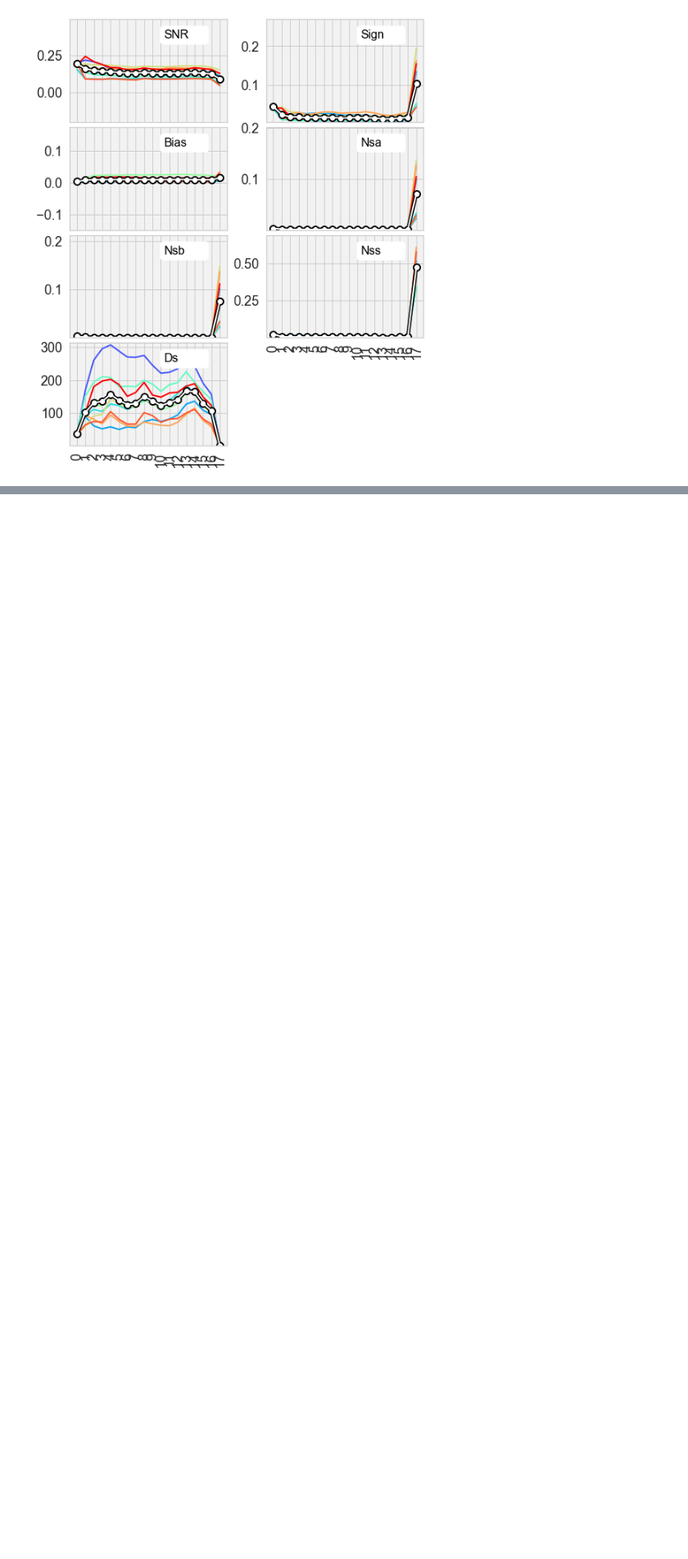
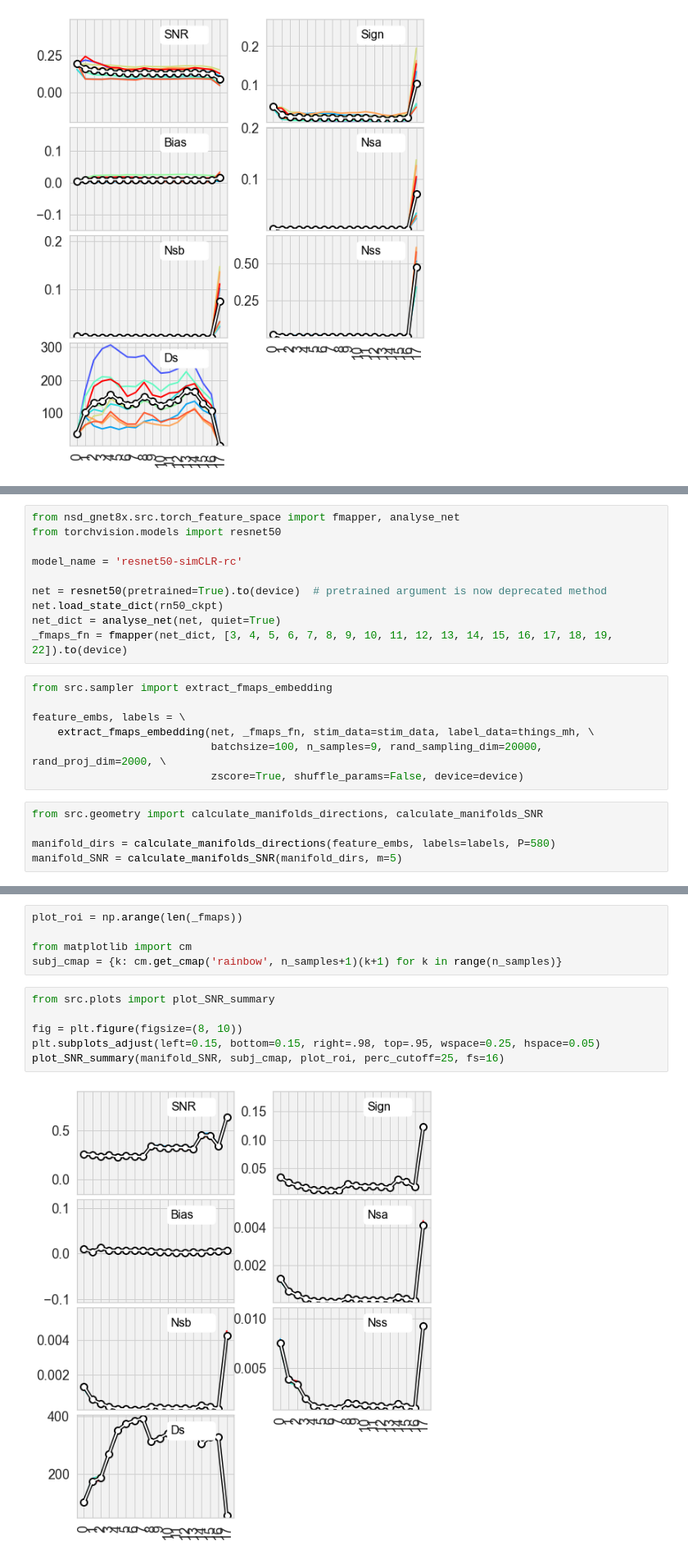
Before and after one commit to styvesg/NSD_manifolds, a Jupyter notebook: network_supercategory_manifold_rc.ipynb, the cells around one changed output, grey strips where cells are left out. Shown at 82% size. Drawn from its saved outputs; the diff is of its cells as text; blank space fills up the shorter version.

```diff
--- a/network_supercategory_manifold_rc.ipynb
+++ b/network_supercategory_manifold_rc.ipynb
@@ -711,0 +394,22 @@ plot_SNR_summary(manifold_SNR, subj_cmap, plot_roi, perc_cutoff=25, fs=16)
+# %%
+from nsd_gnet8x.src.torch_feature_space import fmapper, analyse_net
+from torchvision.models import resnet50
+
+model_name = 'resnet50-simCLR-rc'
+
+net = resnet50(pretrained=True).to(device)  # pretrained argument is now deprecated method
+net.load_state_dict(rn50_ckpt)
+net_dict = analyse_net(net, quiet=True)
+_fmaps_fn = fmapper(net_dict, [3, 4, 5, 6, 7, 8, 9, 10, 11, 12, 13, 14, 15, 16, 17, 18, 19, 22]).to(device)
+# %%
+from src.sampler import extract_fmaps_embedding
+
+feature_embs, labels = \
+    extract_fmaps_embedding(net, _fmaps_fn, stim_data=stim_data, label_data=things_mh, \
+                            batchsize=100, n_samples=9, rand_sampling_dim=20000, rand_proj_dim=2000, \
+                            zscore=True, shuffle_params=False, device=device)
+# %%
+from src.geometry import calculate_manifolds_directions, calculate_manifolds_SNR
+
+manifold_dirs = calculate_manifolds_directions(feature_embs, labels=labels, P=580)
+manifold_SNR = calculate_manifolds_SNR(manifold_dirs, m=5)
@@ -711,0 +436,13 @@ plot_SNR_summary(manifold_SNR, subj_cmap, plot_roi, perc_cutoff=25, fs=16)
+# %%
+plot_roi = np.arange(len(_fmaps))
+
+from matplotlib import cm
+subj_cmap = {k: cm.get_cmap('rainbow', n_samples+1)(k+1) for k in range(n_samples)}
+# %%
+from src.plots import plot_SNR_summary
+
+fig = plt.figure(figsize=(8, 10))
+plt.subplots_adjust(left=0.15, bottom=0.15, right=.98, top=.95, wspace=0.25, hspace=0.05)
+plot_SNR_summary(manifold_SNR, subj_cmap, plot_roi, perc_cutoff=25, fs=16)
+# %% [output]
+[figure, added]
```
Also changed, not shown: parts of 27 cells of this notebook, 1 other file.
